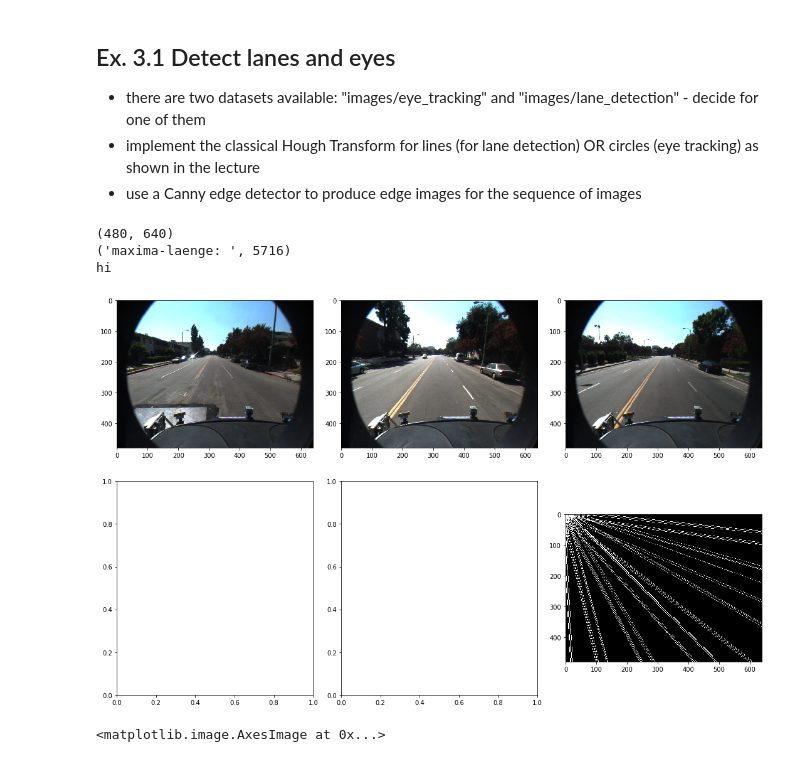
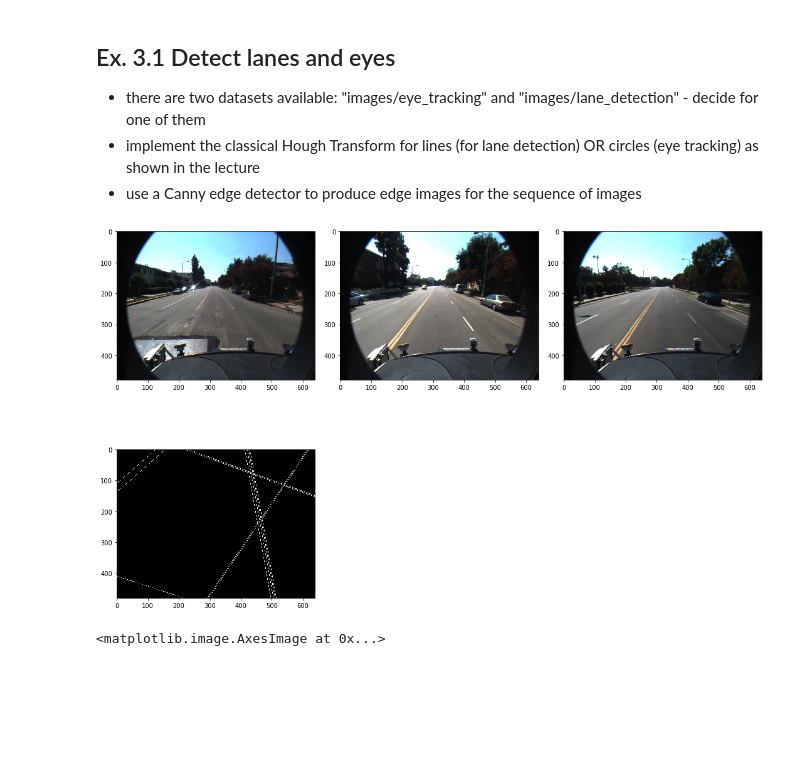
Before and after one commit to tguelenman/cv201718_assignments, a Jupyter notebook: 03_HoughTransform.ipynb, the cells around one changed output. Cells and saved outputs as stored; diff of their text form; code cells hidden in the pictures; blank space fills up the shorter version.

```diff
--- a/03_HoughTransform.ipynb
+++ b/03_HoughTransform.ipynb
@@ -7,6 +7,11 @@
 * implement the classical Hough Transform for lines (for lane detection) OR circles (eye tracking) as shown in the lecture
 * use a Canny edge detector to produce edge images for the sequence of images
 # %%
+""" KOMMENTAR FÜR TIM
+Wir printen 20 Linien statt 10, weil sonst komischer Kontrast.
+Wir vermuten, dass die eine Gerade, die von unten 300 schräg nach rechts oben geht,
+durch die Bäume kommt."""
+
 %matplotlib inline
 import matplotlib.pyplot as plt
 from skimage.draw import line
@@ -27,8 +32,6 @@ ax11 = plt.subplot(2, 3, 1)
 ax12 = plt.subplot(2, 3, 2)
 ax13 = plt.subplot(2, 3, 3)
 ax21 = plt.subplot(2, 3, 4)
-ax22 = plt.subplot(2, 3, 5)
-ax23 = plt.subplot(2, 3, 6)
 
 ax11.imshow(lane1)
 ax12.imshow(lane2)
@@ -48,12 +51,11 @@ def draw_line_hessian_normal(image, a, r):
     (dimy,dimx) = image.shape
 
     #r = x*cosa + y*sina
-
     # compute start and end point of line
     x0 = 0
-    y0 = int((r - x0*math.cos(math.radians(a)))/math.sin(math.radians(a)))
+    y0 = int(round((r - x0*math.cos(math.radians(a)))/math.sin(math.radians(a))))
     x1 = dimx
-    y1 = int((r - x1*math.cos(math.radians(a)))/math.sin(math.radians(a)))
+    y1 = int(round((r - x1*math.cos(math.radians(a)))/math.sin(math.radians(a))))
 
     liney,linex = line(y0,x0,y1,x1)
 
@@ -69,60 +71,65 @@ def Hough(img):
     diagonale = int(math.sqrt((img.shape[0])**2+(img.shape[1])**2))
     winkel_anzahl = 73
     accumulator = np.zeros((winkel_anzahl,diagonale))
-    schon_besucht = accumulator
+    schon_besucht = np.zeros((winkel_anzahl,diagonale))
     for x in range(img.shape[0]):
         for y in range(img.shape[1]):
             if(img[x][y]):
 
                 for a in range(winkel_anzahl):
-                    laenge_r = int(x*math.cos(a*2) + y*math.sin(a*2))
+                    #TODO *2?
+                    laenge_r = int(x*math.cos(a*5) + y*math.sin(a*5))
                     accumulator[a][laenge_r] +=1
 
     #TODO 100 strkste kanten extrahieren
     #Achter(accumulator, 20, 30)
     maxima = []
     for r in range(1,diagonale-1):
         for a in range(1,winkel_anzahl-1):
 
             achterTest = Achter(accumulator,a,r)
 
-            if (achterTest == (0,0)):
+            if (achterTest[0] == (0,0)):
 
-                maxima.append([int(a*360/winkel_anzahl),int(r)])
+                maxima.append([[int(a*360/winkel_anzahl),int(r)],achterTest[1]])
             #else:
 
-    print("maxima-laenge: ",len(maxima))
+    ten = []
+    while(len(ten) < 20):
+        m = maxima[0]
+        j=0
+        for i in range(len(maxima)):
+            if maxima[i][1] > m[1]:
+                m = maxima[i]
+                j=i
+        ten.append(m)
+        del maxima[j]
+
     #neues bild erstellen und kanten einzeichnen
     out_img = np.zeros((img.shape[0],img.shape[1]))
 
-    print("hi")
-    m=0
-    for q in range(1,100):
-        if m < 100:
-            out_img = draw_line_hessian_normal(out_img,maxima[q][0],maxima[q][1])
-            m +=1
+    for q in range(len(ten)):
+        out_img = draw_line_hessian_normal(out_img,ten[q][0][0],ten[q][0][1])
+
+
 
     io.imshow(out_img)
 
 def Achter(accumulator, x, y):
     arr = [accumulator[x-1][y-1],accumulator[x][y-1],accumulator[x+1][y-1],accumulator[x-1][y],accumulator[x][y],accumulator[x+1][y],accumulator[x-1][y+1],accumulator[x][y+1],accumulator[x+1][y+1]]
     #der index des maximalen elements
     max_elem_index = (arr.index(max(arr)))
-    return(((max_elem_index % 3) -1),(math.floor(max_elem_index/3))-1)
+    return((((max_elem_index % 3) -1),(math.floor(max_elem_index/3))-1),arr[max_elem_index])
 
-print(edge1.shape)
 
 Hough(edge1)
 #ax21.imshow(edge1)
 
 #ax21.imshow(edge1)
 #ax22.imshow(eye2)
 #ax23.imshow(eye3)
 # %% [output]
-(480, 640)
-('maxima-laenge: ', 5716)
-hi
-[figure, old version]
+[figure, new version]
 # %%
 # dieser Code wurde als Musterlösung von Sebastian Oltmanns zur Verfügung gestellt und von Tim renoviert
 
```
Also changed, not shown: parts of 1 cell of this notebook.
